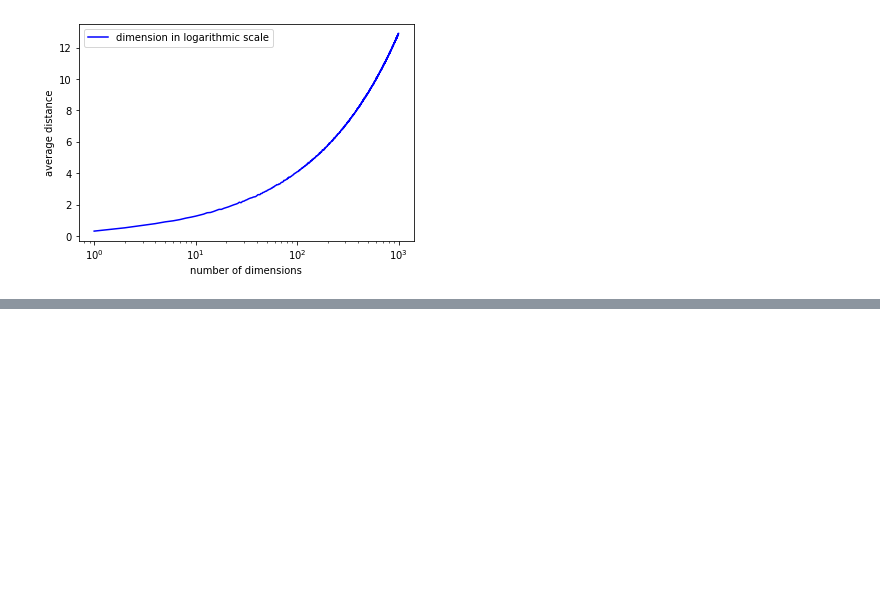
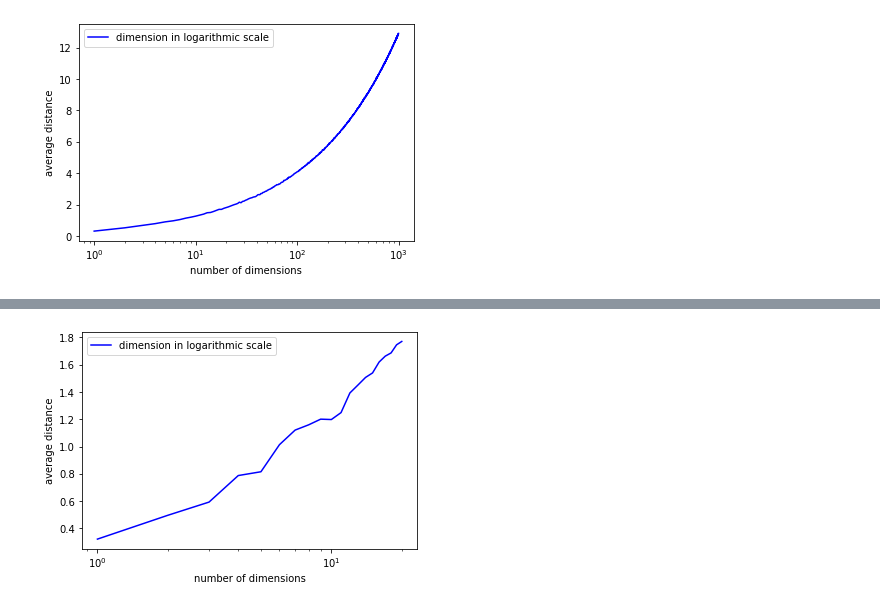
Before and after one commit to XiaoxuanLu/average_distance, a Jupyter notebook: average_distance.ipynb, the cells around one changed output, grey strips where cells are left out. Drawn from its saved outputs; the diff is of its cells as text; code cells hidden in the pictures; blank space fills up the shorter version.

```diff
--- a/average_distance.ipynb
+++ b/average_distance.ipynb
@@ -46,0 +51,4 @@ plot(1000,100)
+# %%
+plot(20,30)
+# %% [output]
+[figure, added]
```
Also changed, not shown: parts of 3 cells of this notebook, 1 other file.
